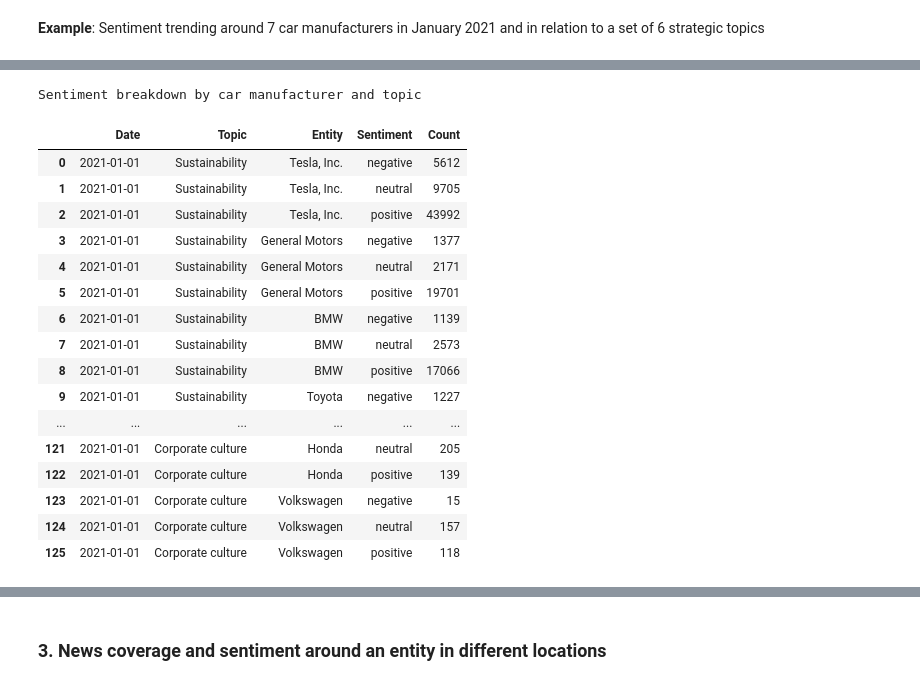
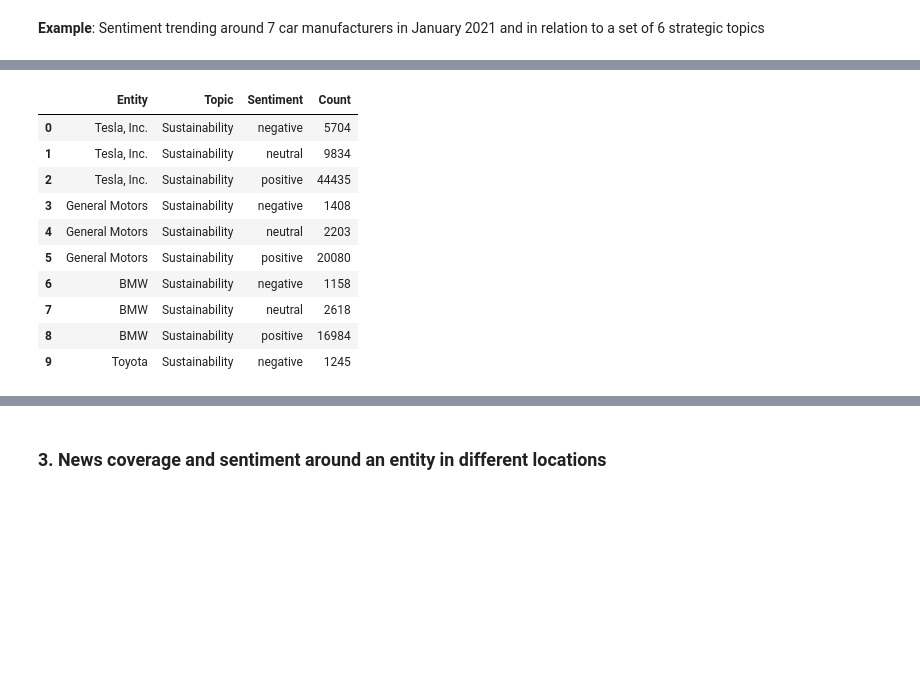
Before and after one commit to signal-ai/signal-api-tools, a Jupyter notebook: notebooks/trends_tutorial.ipynb, the cells around one changed output, grey strips where cells are left out. Cells and saved outputs as stored; diff of their text form; code cells hidden in the pictures; blank space fills up the shorter version.

```diff
--- a/notebooks/trends_tutorial.ipynb
+++ b/notebooks/trends_tutorial.ipynb
@@ -201,7 +200,7 @@ query = {
     "where": {
         "published-at": {
             "gte": "2021-01-01",
-            "lte": "2021-01-31"
+            "lt": "2021-02-01"
         },
         "topics": {
             "id": { "any": topic_ids }
@@ -211,15 +210,13 @@ query = {
         }
     },
     "aggregations": {
-        # Group by month, topic, entity and sentiment
+        # Group by topic, entity and sentiment
         "group-by": [
-            "published-at",
             "topic",
             "entity",
             "entity.sentiment"
         ],
         "options": {
-            "published-at": { "interval": "month" },
             "topic": { "include": topic_ids },
             "entity": { "include": entity_ids }
         },
@@ -231,30 +232,23 @@ car_manufacturers_result = request(json=query).json()
 # %%
 df = json_normalize(car_manufacturers_result, 'aggregations')
 
 df = df.rename(columns={'entity.sentiment': 'Sentiment',
                         'document-count': 'Count',
-                        'published-at': 'Date',
                         'topic.name': 'Topic',
                         'entity.name': 'Entity'})
 
-df = df.reindex(columns=['Date', 'Topic', 'Entity', 'Sentiment', 'Count'])
+df = df.reindex(columns=[ 'Entity', 'Topic', 'Sentiment', 'Count'])
 df.style.set_caption('Sentiment breakdown by car manufacturer and topic')
+df.head(10)
 # %% [output]
-Sentiment breakdown by car manufacturer and topic
-|  | Date | Topic | Entity | Sentiment | Count |
-| 0 | 2021-01-01 | Sustainability | Tesla, Inc. | negative | 5612 |
-| 1 | 2021-01-01 | Sustainability | Tesla, Inc. | neutral | 9705 |
-| 2 | 2021-01-01 | Sustainability | Tesla, Inc. | positive | 43992 |
-| 3 | 2021-01-01 | Sustainability | General Motors | negative | 1377 |
-| 4 | 2021-01-01 | Sustainability | General Motors | neutral | 2171 |
-| 5 | 2021-01-01 | Sustainability | General Motors | positive | 19701 |
-| 6 | 2021-01-01 | Sustainability | BMW | negative | 1139 |
-| 7 | 2021-01-01 | Sustainability | BMW | neutral | 2573 |
-| 8 | 2021-01-01 | Sustainability | BMW | positive | 17066 |
-| 9 | 2021-01-01 | Sustainability | Toyota | negative | 1227 |
-| ... | ... | ... | ... | ... | ... |
-| 121 | 2021-01-01 | Corporate culture | Honda | neutral | 205 |
-| 122 | 2021-01-01 | Corporate culture | Honda | positive | 139 |
-| 123 | 2021-01-01 | Corporate culture | Volkswagen | negative | 15 |
-| 124 | 2021-01-01 | Corporate culture | Volkswagen | neutral | 157 |
-| 125 | 2021-01-01 | Corporate culture | Volkswagen | positive | 118 |
+|  | Entity | Topic | Sentiment | Count |
+| 0 | Tesla, Inc. | Sustainability | negative | 5704 |
+| 1 | Tesla, Inc. | Sustainability | neutral | 9834 |
+| 2 | Tesla, Inc. | Sustainability | positive | 44435 |
+| 3 | General Motors | Sustainability | negative | 1408 |
+| 4 | General Motors | Sustainability | neutral | 2203 |
+| 5 | General Motors | Sustainability | positive | 20080 |
+| 6 | BMW | Sustainability | negative | 1158 |
+| 7 | BMW | Sustainability | neutral | 2618 |
+| 8 | BMW | Sustainability | positive | 16984 |
+| 9 | Toyota | Sustainability | negative | 1245 |
```
Also changed, not shown: parts of 8 cells of this notebook.
